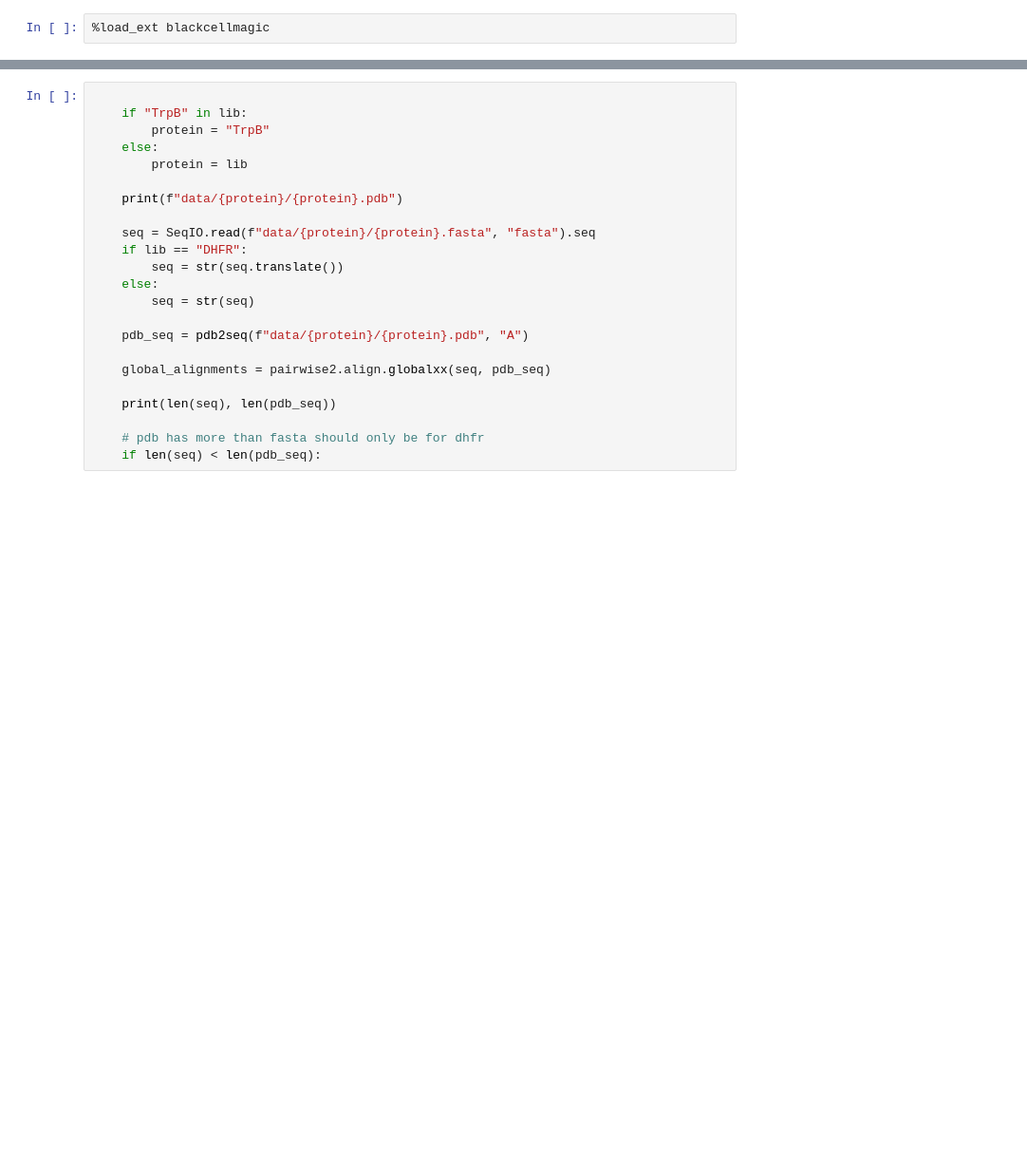
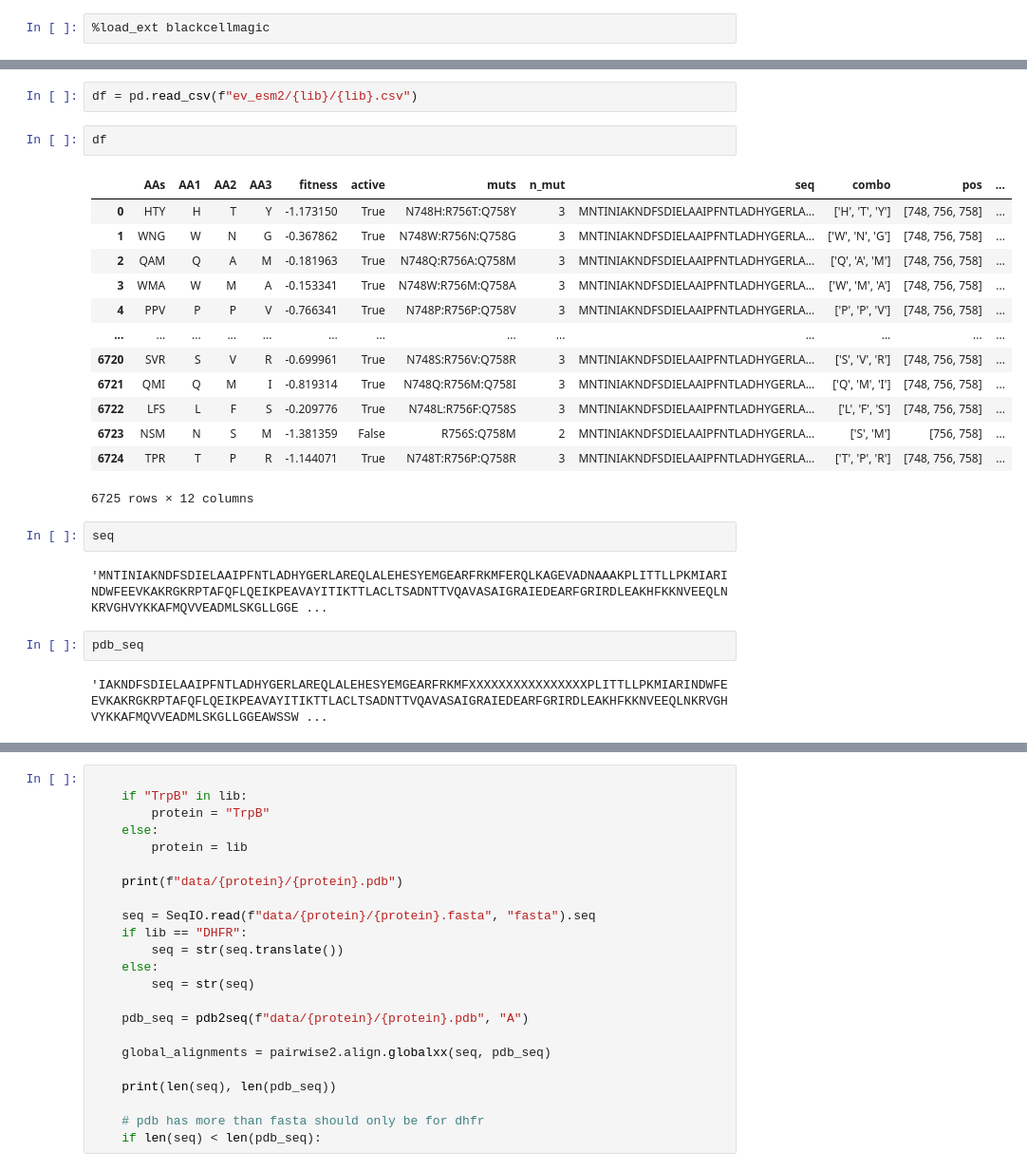
Before and after one commit to fhalab/SSMuLA, a Jupyter notebook: sandbox/esmif.ipynb, the cells around one changed output, grey strips where cells are left out. Shown at 95% size. Saved outputs shown, nothing was run; the diff lists cells and outputs as text; blank space fills up the shorter version.

```diff
--- a/sandbox/esmif.ipynb
+++ b/sandbox/esmif.ipynb
@@ -116,0 +140,26 @@ def mut_csv2fasta(lib: str, ev_esm_dir: str = "ev_esm2") -> None:
+# %%
+df = pd.read_csv(f"ev_esm2/{lib}/{lib}.csv")
+# %%
+df
+# %% [output]
+|  | AAs | AA1 | AA2 | AA3 | fitness | active | muts | n_mut | seq | combo | pos | ... |
+| 0 | HTY | H | T | Y | -1.173150 | True | N748H:R756T:Q758Y | 3 | MNTINIAKNDFSDIELAAIPFNTLADHYGERLA... | ['H', 'T', 'Y'] | [748, 756, 758] | ... |
+| 1 | WNG | W | N | G | -0.367862 | True | N748W:R756N:Q758G | 3 | MNTINIAKNDFSDIELAAIPFNTLADHYGERLA... | ['W', 'N', 'G'] | [748, 756, 758] | ... |
+| 2 | QAM | Q | A | M | -0.181963 | True | N748Q:R756A:Q758M | 3 | MNTINIAKNDFSDIELAAIPFNTLADHYGERLA... | ['Q', 'A', 'M'] | [748, 756, 758] | ... |
+| 3 | WMA | W | M | A | -0.153341 | True | N748W:R756M:Q758A | 3 | MNTINIAKNDFSDIELAAIPFNTLADHYGERLA... | ['W', 'M', 'A'] | [748, 756, 758] | ... |
+| 4 | PPV | P | P | V | -0.766341 | True | N748P:R756P:Q758V | 3 | MNTINIAKNDFSDIELAAIPFNTLADHYGERLA... | ['P', 'P', 'V'] | [748, 756, 758] | ... |
+| ... | ... | ... | ... | ... | ... | ... | ... | ... | ... | ... | ... | ... |
+| 6720 | SVR | S | V | R | -0.699961 | True | N748S:R756V:Q758R | 3 | MNTINIAKNDFSDIELAAIPFNTLADHYGERLA... | ['S', 'V', 'R'] | [748, 756, 758] | ... |
+| 6721 | QMI | Q | M | I | -0.819314 | True | N748Q:R756M:Q758I | 3 | MNTINIAKNDFSDIELAAIPFNTLADHYGERLA... | ['Q', 'M', 'I'] | [748, 756, 758] | ... |
+| 6722 | LFS | L | F | S | -0.209776 | True | N748L:R756F:Q758S | 3 | MNTINIAKNDFSDIELAAIPFNTLADHYGERLA... | ['L', 'F', 'S'] | [748, 756, 758] | ... |
+| 6723 | NSM | N | S | M | -1.381359 | False | R756S:Q758M | 2 | MNTINIAKNDFSDIELAAIPFNTLADHYGERLA... | ['S', 'M'] | [756, 758] | ... |
+| 6724 | TPR | T | P | R | -1.144071 | True | N748T:R756P:Q758R | 3 | MNTINIAKNDFSDIELAAIPFNTLADHYGERLA... | ['T', 'P', 'R'] | [748, 756, 758] | ... |
+6725 rows × 12 columns
+# %%
+seq
+# %% [output]
+'MNTINIAKNDFSDIELAAIPFNTLADHYGERLAREQLALEHESYEMGEARFRKMFERQLKAGEVADNAAAKPLITTLLPKMIARINDWFEEVKAKRGKRPTAFQFLQEIKPEAVAYITIKTTLACLTSADNTTVQAVASAIGRAIEDEARFGRIRDLEAKHFKKNVEEQLNKRVGHVYKKAFMQVVEADMLSKGLLGGE ...
+# %%
+pdb_seq
+# %% [output]
+'IAKNDFSDIELAAIPFNTLADHYGERLAREQLALEHESYEMGEARFRKMFXXXXXXXXXXXXXXXXPLITTLLPKMIARINDWFEEVKAKRGKRPTAFQFLQEIKPEAVAYITIKTTLACLTSADNTTVQAVASAIGRAIEDEARFGRIRDLEAKHFKKNVEEQLNKRVGHVYKKAFMQVVEADMLSKGLLGGEAWSSW ...
```
Also changed, not shown: parts of 22 cells of this notebook, 11 other files.
